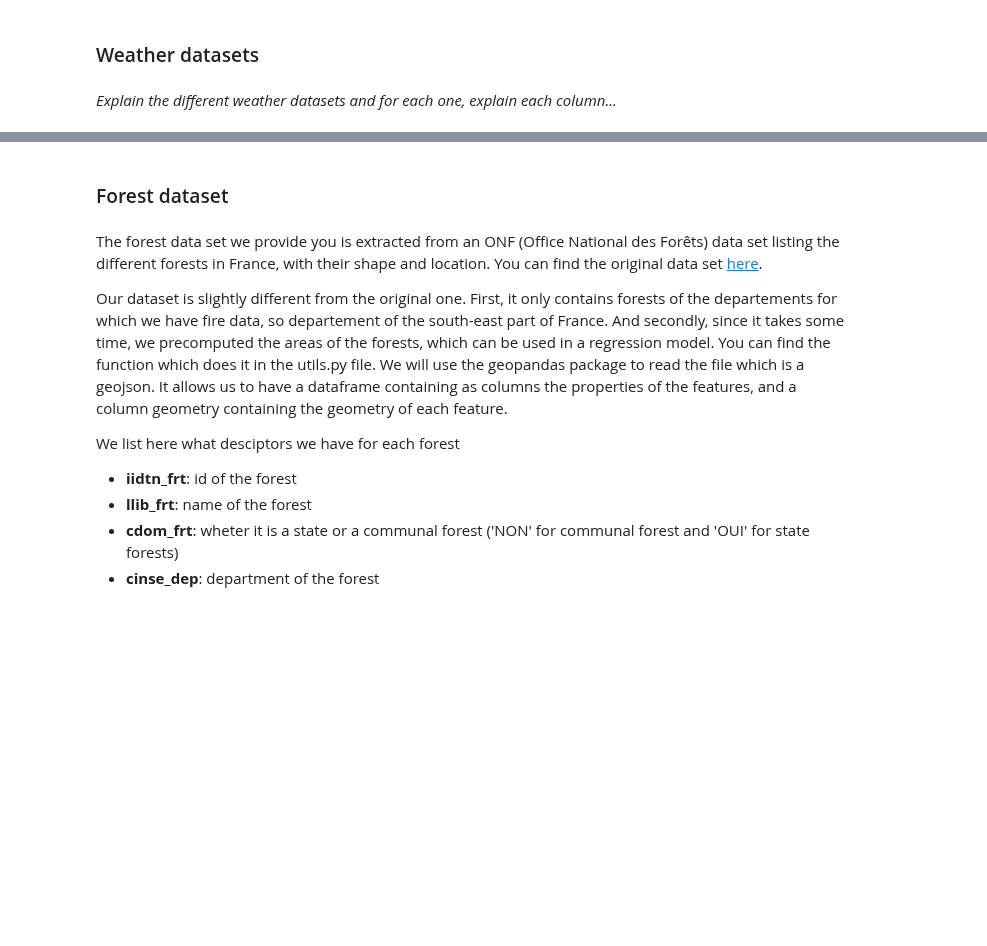
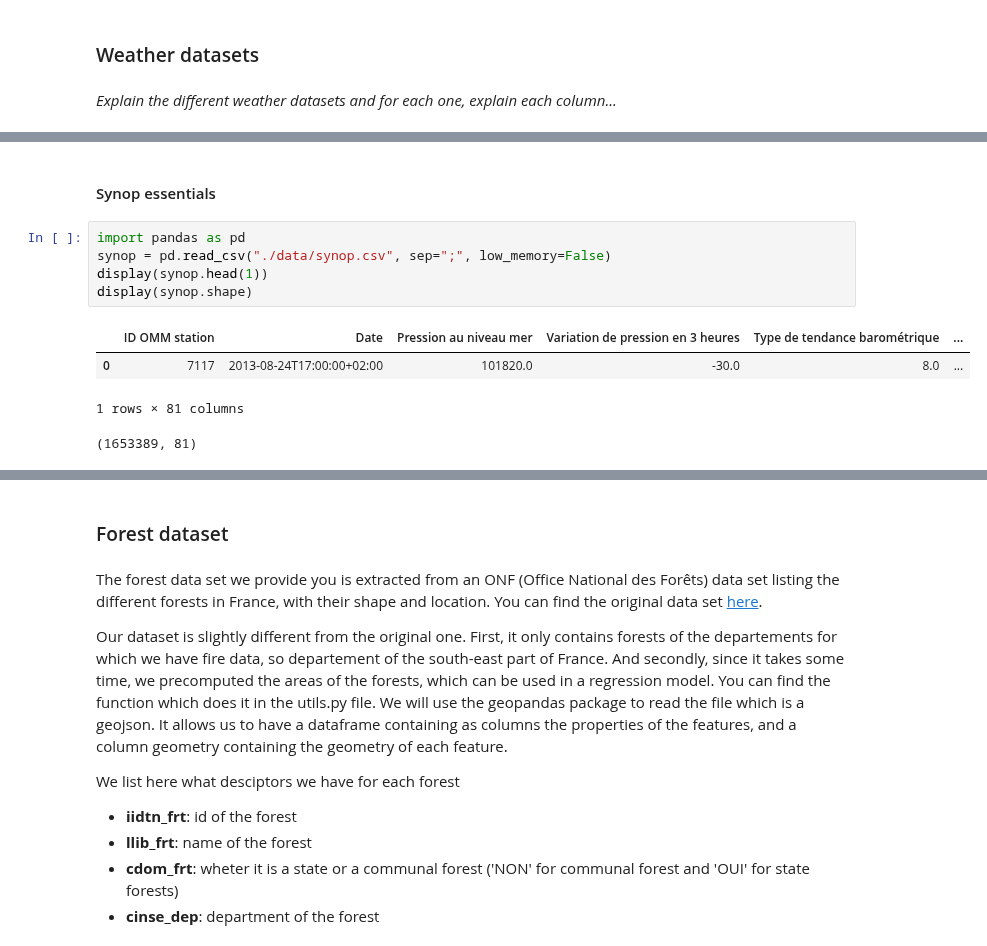
Before and after one commit to fd0r/Wildfire-Area, a Jupyter notebook: WFA_starting_kit.ipynb, the cells around one changed output, grey strips where cells are left out. Drawn from its saved outputs; the diff is of its cells as text; blank space fills up the shorter version.

```diff
--- a/WFA_starting_kit.ipynb
+++ b/WFA_starting_kit.ipynb
@@ -101,0 +109,12 @@ _Explain the different weather datasets and for each one, explain each column...
+# %% [markdown]
+#### Synop essentials
+# %%
+import pandas as pd
+synop = pd.read_csv("./data/synop.csv", sep=";", low_memory=False)
+display(synop.head(1))
+display(synop.shape)
+# %% [output]
+|  | ID OMM station | Date | Pression au niveau mer | Variation de pression en 3 heures | Type de tendance barométrique | ... |
+| 0 | 7117 | 2013-08-24T17:00:00+02:00 | 101820.0 | -30.0 | 8.0 | ... |
+1 rows × 81 columns
+(1653389, 81)
```
Also changed, not shown: parts of 14 cells of this notebook.
